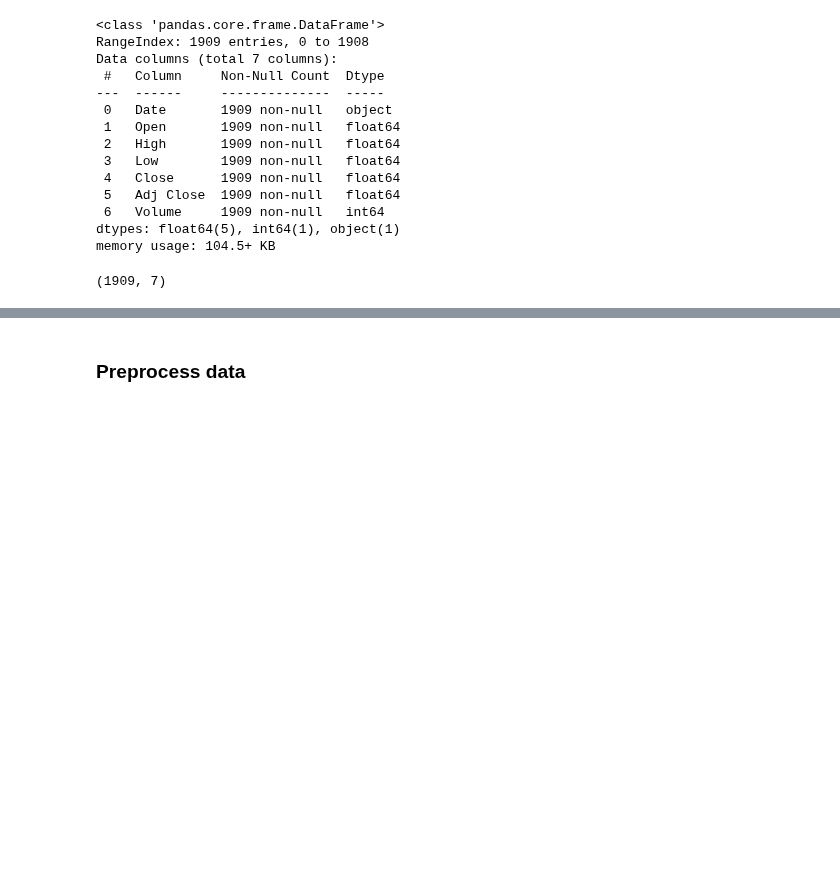
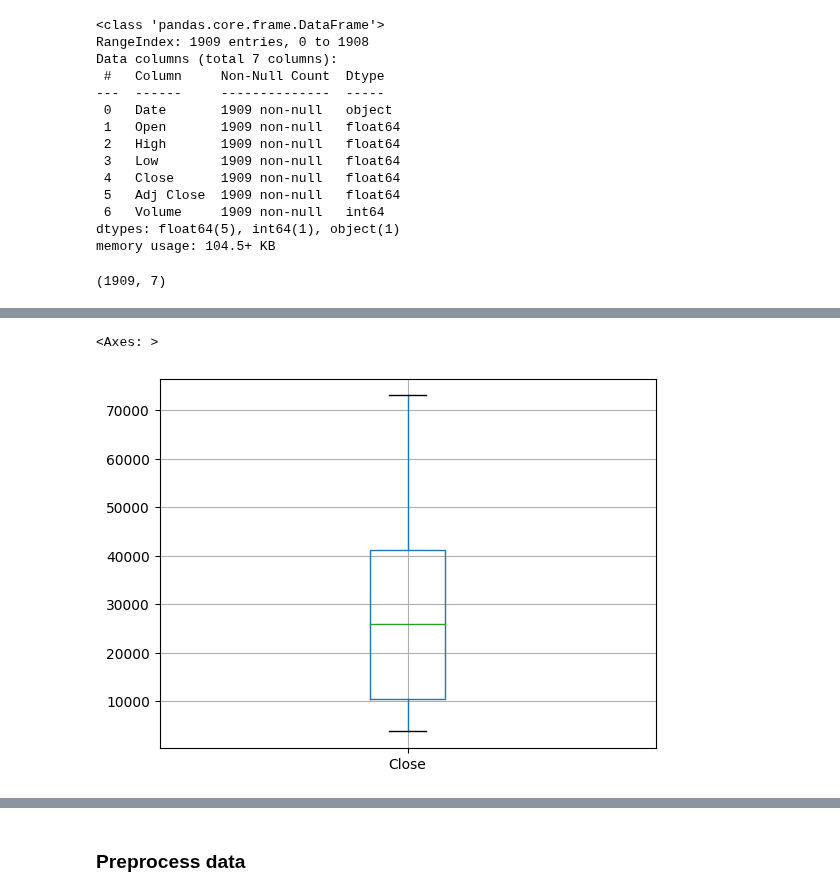
Before and after one commit to vmhoang1703/IS403-Project-Group13, a Jupyter notebook: Bitcoin/index.ipynb, the cells around one changed output, grey strips where cells are left out. Cells and saved outputs as stored; diff of their text form; code cells hidden in the pictures; blank space fills up the shorter version.

```diff
--- a/Bitcoin/index.ipynb
+++ b/Bitcoin/index.ipynb
@@ -63,0 +73,5 @@ df.shape
+# %%
+df.boxplot(column=['Close'])
+# %% [output]
+<Axes: >
+[figure, added]
```
Also changed, not shown: parts of 4 cells of this notebook.
